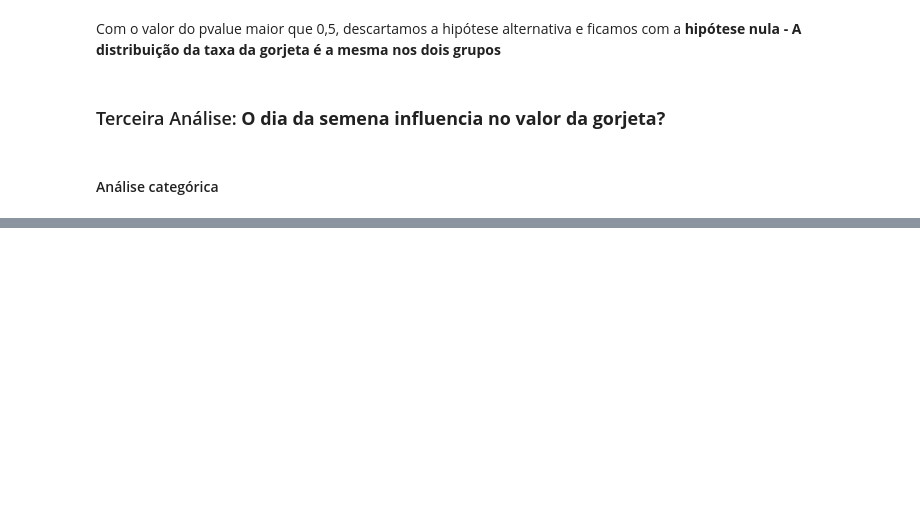
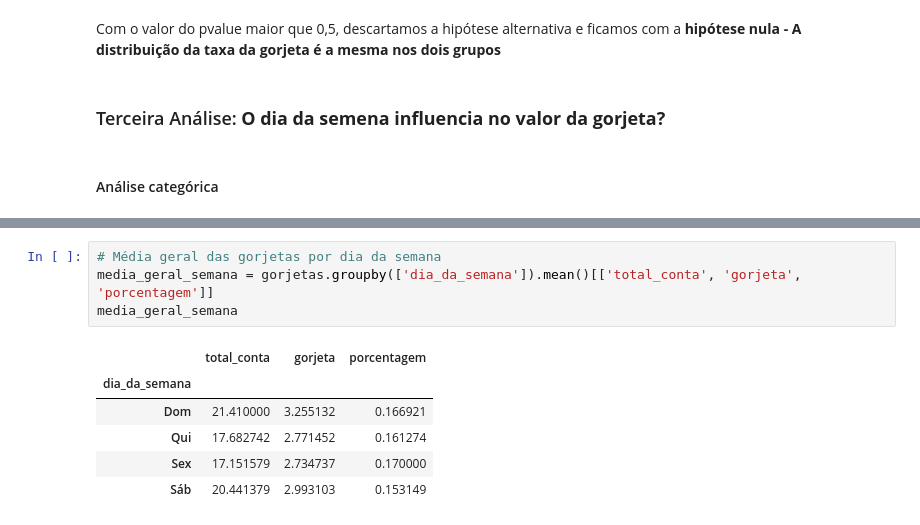
Before and after one commit to nsfoliveira/Projeto02_Gorjeta_EDAcomSeaborn, a Jupyter notebook: EDA_Gorjetas.ipynb, the cells around one changed output, grey strips where cells are left out. Cells and saved outputs as stored; diff of their text form; blank space fills up the shorter version.

```diff
--- a/EDA_Gorjetas.ipynb
+++ b/EDA_Gorjetas.ipynb
@@ -296,0 +313,11 @@ sns.catplot(x=gorjetas.dia_da_semana,y=gorjetas.total_conta, data=gorjetas )
+# %%
+# Média geral das gorjetas por dia da semana
+media_geral_semana = gorjetas.groupby(['dia_da_semana']).mean()[['total_conta', 'gorjeta', 'porcentagem']]
+media_geral_semana
+# %% [output]
+|  | total_conta | gorjeta | porcentagem |
+| dia_da_semana |  |  |  |
+| Dom | 21.410000 | 3.255132 | 0.166921 |
+| Qui | 17.682742 | 2.771452 | 0.161274 |
+| Sex | 17.151579 | 2.734737 | 0.170000 |
+| Sáb | 20.441379 | 2.993103 | 0.153149 |
```
Also changed, not shown: parts of 13 cells of this notebook.
